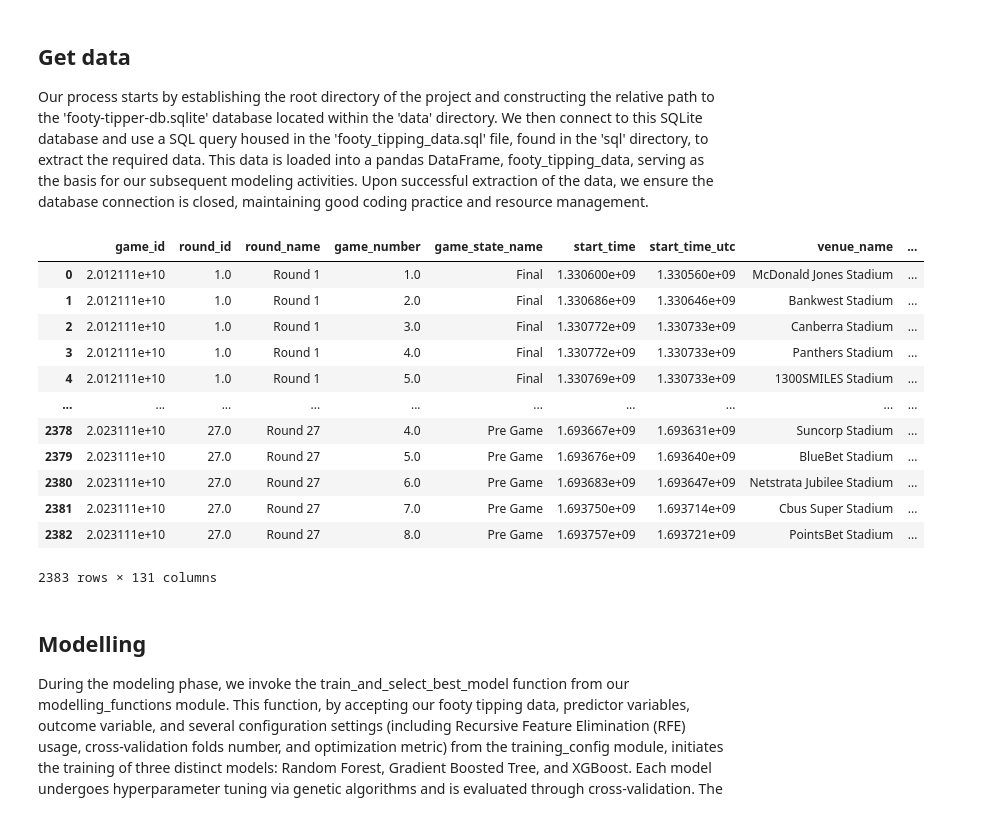
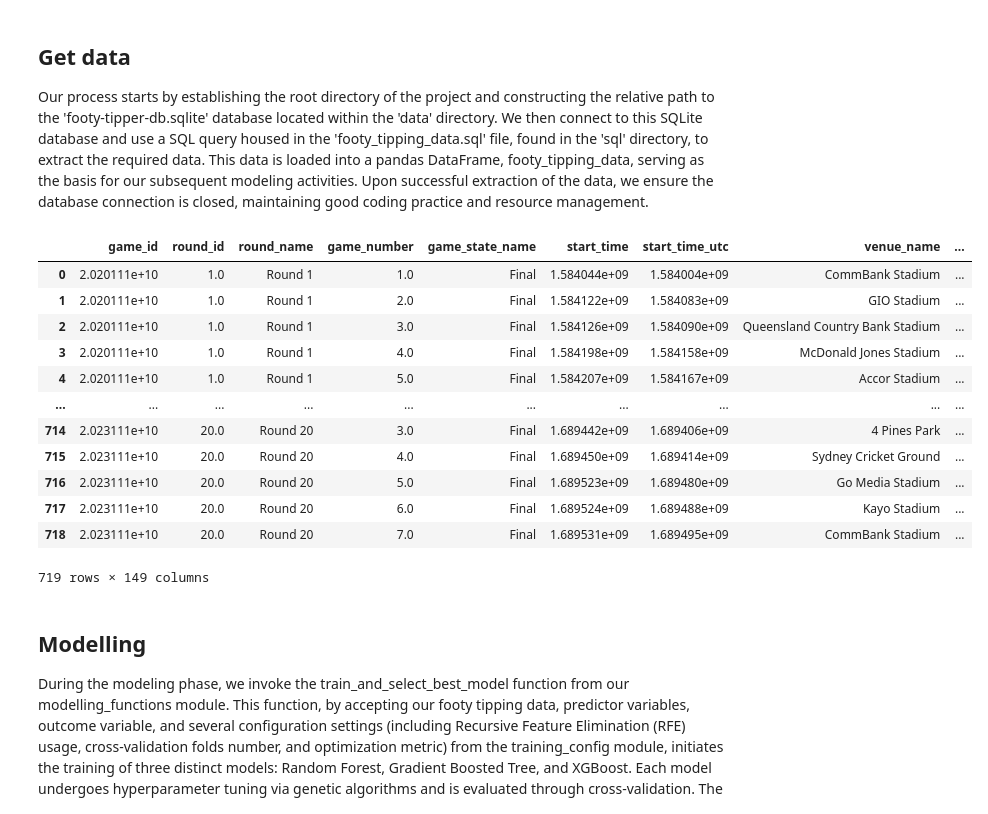
Before and after one commit to levonrush/footy-tipper, a Jupyter notebook: pipeline/model-training/model-training.ipynb, the cells around one changed output. Saved outputs shown, nothing was run; the diff lists cells and outputs as text; code cells hidden in the pictures.

Commit message:
update data pipeline and save models

```diff
--- a/pipeline/model-training/model-training.ipynb
+++ b/pipeline/model-training/model-training.ipynb
@@ -25,37 +26,37 @@ Our process starts by establishing the root directory of the project and constru
 # %%
 # Get to the root directory
 project_root = pathlib.Path().absolute().parent.parent
 
 # Now construct the relative path to your SQLite database
 db_path = project_root / "data" / "footy-tipper-db.sqlite"
 
 # Connect to the SQLite database
 con = sqlite3.connect(str(db_path))
 
 # Read SQL query from external SQL file
-with open('sql/footy_tipping_data.sql', 'r') as file:
+with open('sql/training_data.sql', 'r') as file:
     query = file.read()
 
-footy_tipping_data = pd.read_sql_query(query, con)
+training_data = pd.read_sql_query(query, con)
 
 # Don't forget to close the connection
 con.close()
 
-footy_tipping_data
+training_data
 # %% [output]
 |  | game_id | round_id | round_name | game_number | game_state_name | start_time | start_time_utc | venue_name | ... |
-| 0 | 2.012111e+10 | 1.0 | Round 1 | 1.0 | Final | 1.330600e+09 | 1.330560e+09 | McDonald Jones Stadium | ... |
-| 1 | 2.012111e+10 | 1.0 | Round 1 | 2.0 | Final | 1.330686e+09 | 1.330646e+09 | Bankwest Stadium | ... |
-| 2 | 2.012111e+10 | 1.0 | Round 1 | 3.0 | Final | 1.330772e+09 | 1.330733e+09 | Canberra Stadium | ... |
-| 3 | 2.012111e+10 | 1.0 | Round 1 | 4.0 | Final | 1.330772e+09 | 1.330733e+09 | Panthers Stadium | ... |
-| 4 | 2.012111e+10 | 1.0 | Round 1 | 5.0 | Final | 1.330769e+09 | 1.330733e+09 | 1300SMILES Stadium | ... |
+| 0 | 2.020111e+10 | 1.0 | Round 1 | 1.0 | Final | 1.584044e+09 | 1.584004e+09 | CommBank Stadium | ... |
+| 1 | 2.020111e+10 | 1.0 | Round 1 | 2.0 | Final | 1.584122e+09 | 1.584083e+09 | GIO Stadium | ... |
+| 2 | 2.020111e+10 | 1.0 | Round 1 | 3.0 | Final | 1.584126e+09 | 1.584090e+09 | Queensland Country Bank Stadium | ... |
+| 3 | 2.020111e+10 | 1.0 | Round 1 | 4.0 | Final | 1.584198e+09 | 1.584158e+09 | McDonald Jones Stadium | ... |
+| 4 | 2.020111e+10 | 1.0 | Round 1 | 5.0 | Final | 1.584207e+09 | 1.584167e+09 | Accor Stadium | ... |
 | ... | ... | ... | ... | ... | ... | ... | ... | ... | ... |
-| 2378 | 2.023111e+10 | 27.0 | Round 27 | 4.0 | Pre Game | 1.693667e+09 | 1.693631e+09 | Suncorp Stadium | ... |
-| 2379 | 2.023111e+10 | 27.0 | Round 27 | 5.0 | Pre Game | 1.693676e+09 | 1.693640e+09 | BlueBet Stadium | ... |
-| 2380 | 2.023111e+10 | 27.0 | Round 27 | 6.0 | Pre Game | 1.693683e+09 | 1.693647e+09 | Netstrata Jubilee Stadium | ... |
-| 2381 | 2.023111e+10 | 27.0 | Round 27 | 7.0 | Pre Game | 1.693750e+09 | 1.693714e+09 | Cbus Super Stadium | ... |
-| 2382 | 2.023111e+10 | 27.0 | Round 27 | 8.0 | Pre Game | 1.693757e+09 | 1.693721e+09 | PointsBet Stadium | ... |
+| 714 | 2.023111e+10 | 20.0 | Round 20 | 3.0 | Final | 1.689442e+09 | 1.689406e+09 | 4 Pines Park | ... |
+| 715 | 2.023111e+10 | 20.0 | Round 20 | 4.0 | Final | 1.689450e+09 | 1.689414e+09 | Sydney Cricket Ground | ... |
+| 716 | 2.023111e+10 | 20.0 | Round 20 | 5.0 | Final | 1.689523e+09 | 1.689480e+09 | Go Media Stadium | ... |
+| 717 | 2.023111e+10 | 20.0 | Round 20 | 6.0 | Final | 1.689524e+09 | 1.689488e+09 | Kayo Stadium | ... |
+| 718 | 2.023111e+10 | 20.0 | Round 20 | 7.0 | Final | 1.689531e+09 | 1.689495e+09 | CommBank Stadium | ... |
-2383 rows × 131 columns
+719 rows × 149 columns
 # %% [markdown]
 ## Modelling
 During the modeling phase, we invoke the train_and_select_best_model function from our modelling_functions module. This function, by accepting our footy tipping data, predictor variables, outcome variable, and several configuration settings (including Recursive Feature Elimination (RFE) usage, cross-validation folds number, and optimization metric) from the training_config module, initiates the training of three distinct models: Random Forest, Gradient Boosted Tree, and XGBoost. Each model undergoes hyperparameter tuning via genetic algorithms and is evaluated through cross-validation. The best_model, defined by the superior performance on the chosen optimization metric, is selected and, together with X_inference (transformed feature matrix), label_encoder (for encoding categorical variables), and game_id_inference (for associating predictions with specific games), is returned, ready for the prediction phase.
```
Also changed, not shown: parts of 5 cells of this notebook, 10 other files.
